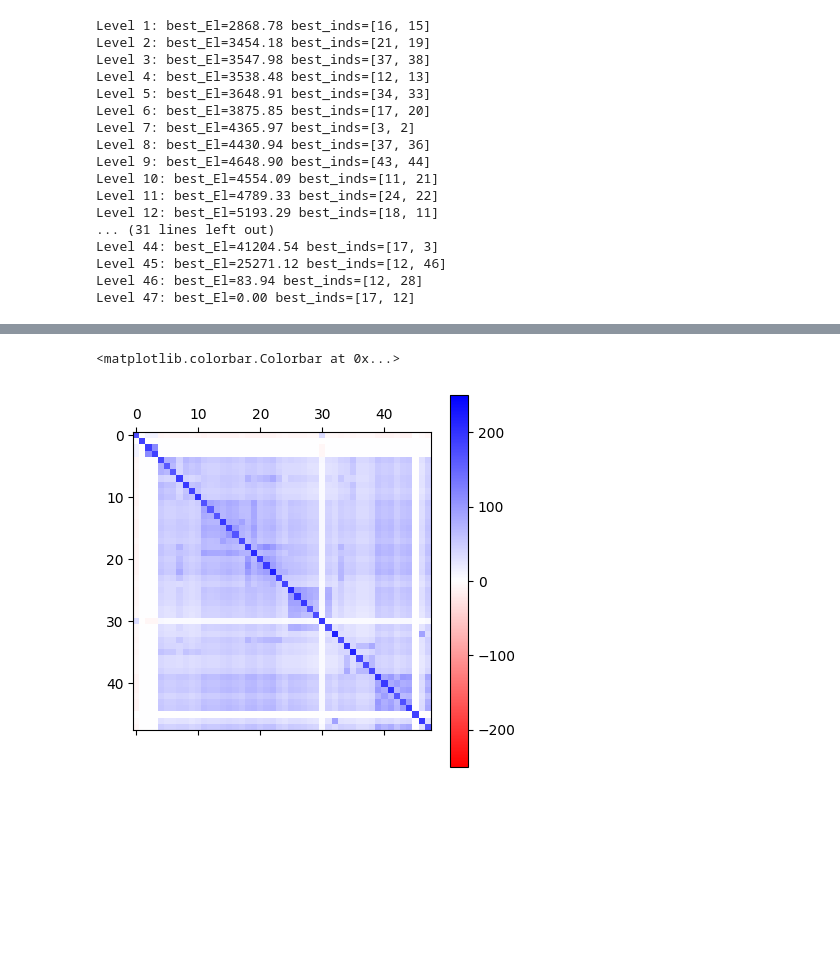
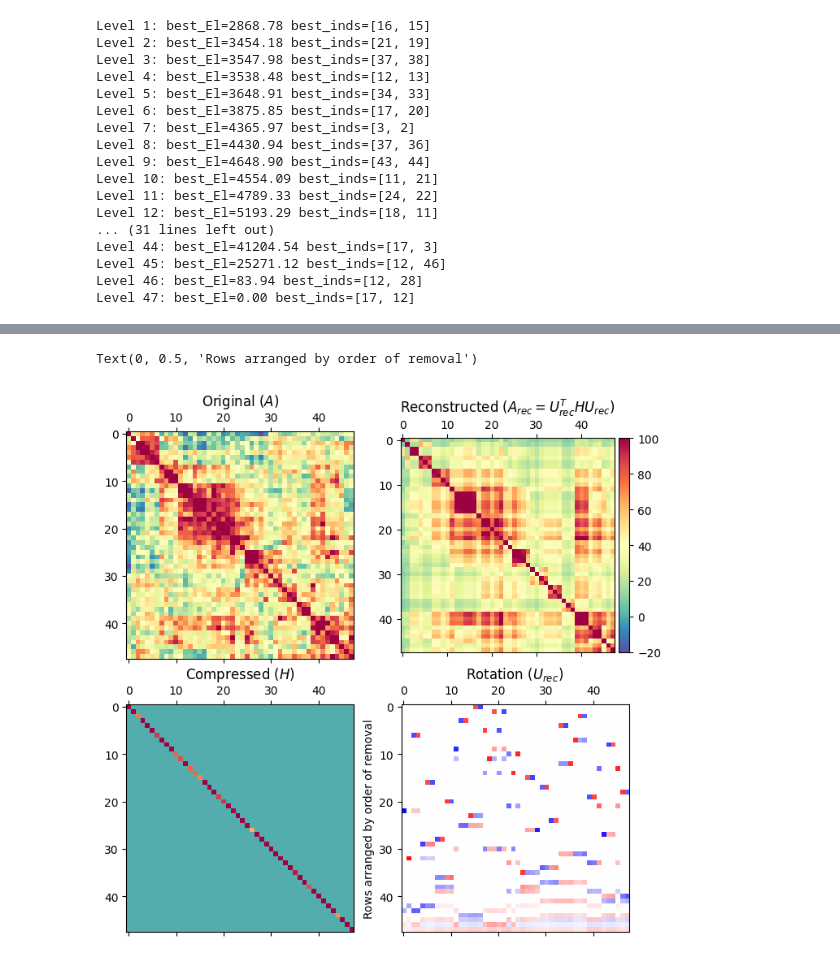
Before and after one commit to stootoon/kondor-mmf, a Jupyter notebook: mmf.ipynb, the cells around one changed output, grey strips where cells are left out. Saved outputs shown, nothing was run; the diff lists cells and outputs as text; code cells hidden in the pictures; blank space fills up the shorter version.

```diff
--- a/mmf.ipynb
+++ b/mmf.ipynb
@@ -214,5 +50,15 @@ matshow(right)
-# %%
-matshow(A_rec.detach().numpy(), cmap=cm.bwr_r, vmin=-250,vmax=250); colorbar()
-# %% [output]
-<matplotlib.colorbar.Colorbar at 0x...>
-[figure, removed]
+# %%
+Arec, Urec, H = mmf.rec(Al, U, Sl, 47)
+assert allclose( Urec.T @ H @ Urec, Arec)
+figure(figsize=(8,8))
+subplot(221); matshow(CC,         cmap=cm.Spectral_r, vmin=-20,vmax=100, fignum=False); title("Original ($A$)")
+subplot(223); matshow(H,          cmap=cm.Spectral_r, vmin=-20,vmax=100, fignum=False); title("Compressed ($H$)")
+subplot(222); im3 = matshow(Arec, cmap=cm.Spectral_r, vmin=-20,vmax=100, fignum=False); title("Reconstructed ($A_{rec} = U_{rec}^T H U_{rec}$)")
+divider = make_axes_locatable(gca())
+cax = divider.append_axes("right", size="5%", pad=0.05)
+colorbar(im3, cax=cax)
+leaf_order = removed + kept
+subplot(224); matshow(Urec[leaf_order], cmap=cm.bwr, vmin=-1, vmax=1, fignum=False); title("Rotation ($U_{rec}$)"); ylabel("Rows arranged by order of removal")
+# %% [output]
+Text(0, 0.5, 'Rows arranged by order of removal')
+[figure, added]
```
Also changed, not shown: parts of 31 cells of this notebook.
